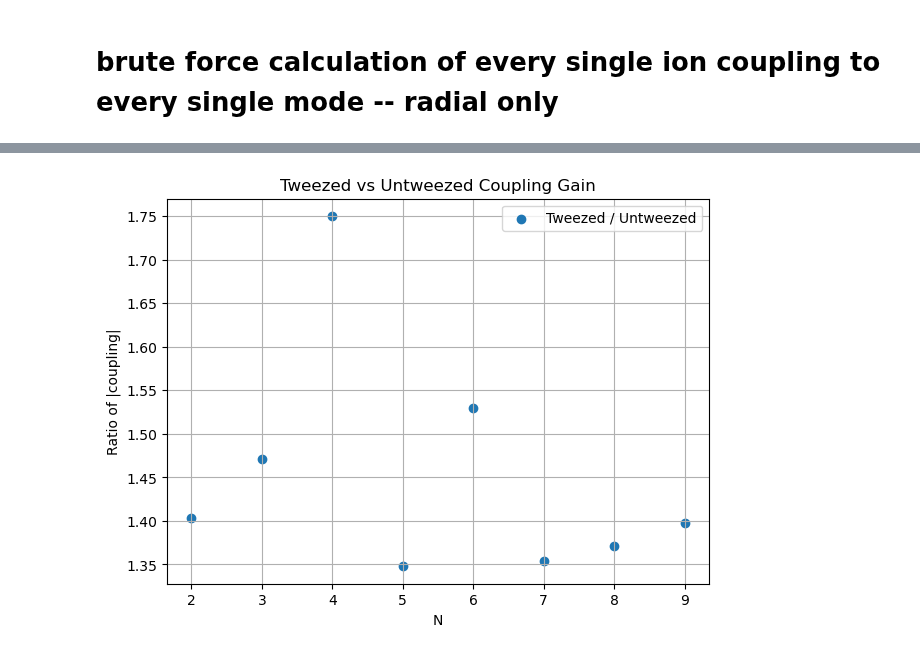
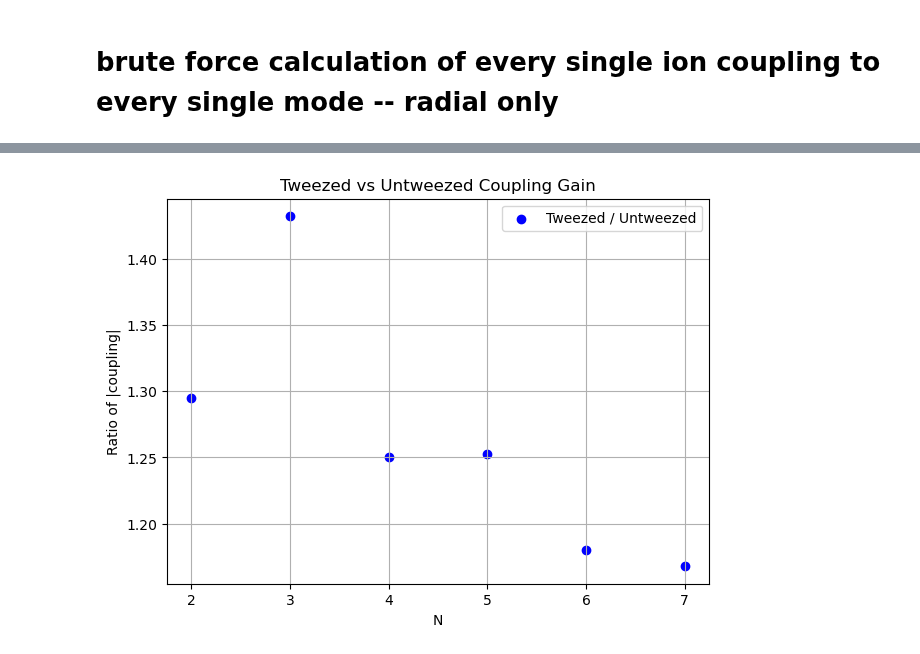
Before and after one commit to SQRLab/BladeRunner, a Jupyter notebook: Tweezers/SBC_Speedup.ipynb, the cells around one changed output, grey strips where cells are left out. Drawn from its saved outputs; the diff is of its cells as text; code cells hidden in the pictures.

```diff
--- a/Tweezers/SBC_Speedup.ipynb
+++ b/Tweezers/SBC_Speedup.ipynb
@@ -578,0 +313,16 @@ for Ni in range(2, 10):
+# %%
+untweezed_results = []
+for Ni in range(2, 8):
+    winners = run_optimal_mode_selection_untweezed_only(
+        omega_tweezer,
+        linewidths,
+        omega_res,
+        m,
+        mode_calc_r,
+        Ni,
+        f_rf_r,
+        f_rf_a,
+        P_opt,
+        w0,
+    )
+    untweezed_results.append((Ni, winners))
@@ -611,29 +460,41 @@ print(results[4])
 # %%
 # Best tweezed only
-x = [N for N, winners in results]
-y = [abs(winners[0][2]) for N, winners in results]
+x = []
+y = []
+for N_val, winners in results:
+    if winners:
+        # Pick the winner with maximum abs(value)
+        best = max(winners, key=lambda t: abs(t[2]))
+        x.append(N_val)
+        y.append(abs(best[2]))
 
 # Best untweezed only
-x_untweezed = [N for N, winners in untweezed_results]
-y_untweezed = [abs(winners[0][2]) for N, winners in untweezed_results]
+x_untweezed = []
+y_untweezed = []
+for N_val, winners in untweezed_results:
+    if winners:
+        best = max(winners, key=lambda t: abs(t[2]))
+        x_untweezed.append(N_val)
+        y_untweezed.append(abs(best[2]))
 
 # Convert to arrays
 x = np.array(x)
 y = np.array(y)
 x_untweezed = np.array(x_untweezed)
 y_untweezed = np.array(y_untweezed)
 
-# Compute ratio
+# Compute ratio (make sure shapes match)
+# If N values differ, you may need interpolation or alignment
 ratio = y / y_untweezed
 
 # Plot
 plt.figure(figsize=(7,5))
-plt.scatter(x, ratio, label='Tweezed / Untweezed')
+plt.scatter(x, ratio, color='blue', label='Tweezed / Untweezed')
 plt.xlabel("N")
 plt.ylabel("Ratio of |coupling|")
 plt.title("Tweezed vs Untweezed Coupling Gain")
 plt.grid(True)
 plt.legend()
 plt.show()
 # %% [output]
-[figure, old version]
+[figure, new version]
```
Also changed, not shown: parts of 54 cells of this notebook, 1 other file.
